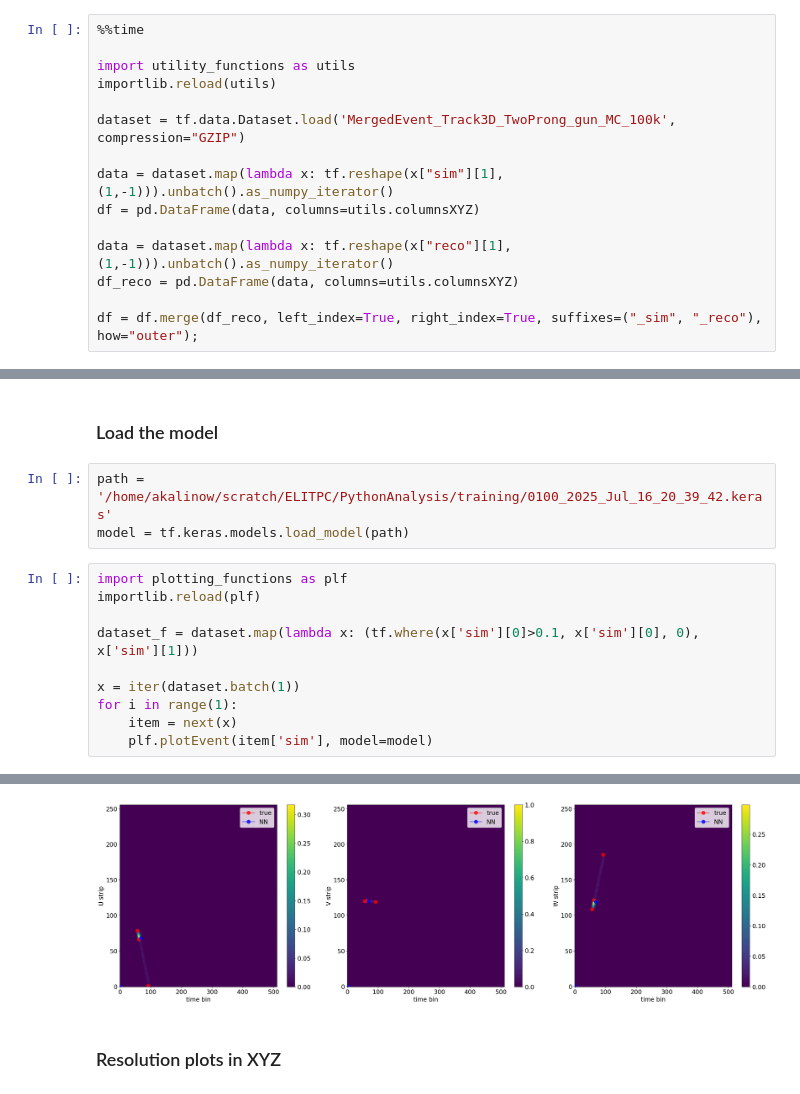
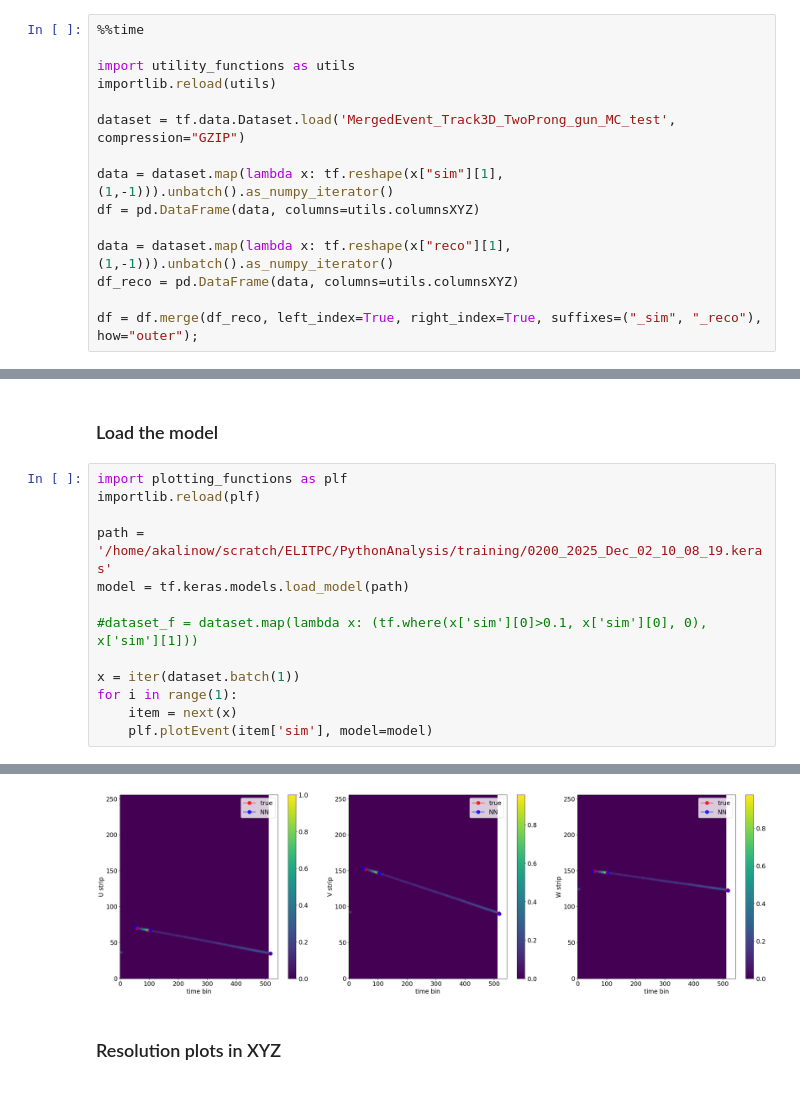
Before and after one commit to akalinow/TPCReco, a Jupyter notebook: PythonAnalysis/ipynb/ELITPC_analysis.ipynb, the cells around one changed output, grey strips where cells are left out. Saved outputs shown, nothing was run; the diff lists cells and outputs as text.

```diff
--- a/PythonAnalysis/ipynb/ELITPC_analysis.ipynb
+++ b/PythonAnalysis/ipynb/ELITPC_analysis.ipynb
@@ -44,7 +107,7 @@ To enable the following instructions: AVX2 FMA, in other operations, rebuild Ten
 import utility_functions as utils
 importlib.reload(utils)
 
-dataset = tf.data.Dataset.load('MergedEvent_Track3D_TwoProng_gun_MC_100k', compression="GZIP")
+dataset = tf.data.Dataset.load('MergedEvent_Track3D_TwoProng_gun_MC_test', compression="GZIP")
 
 data = dataset.map(lambda x: tf.reshape(x["sim"][1], (1,-1))).unbatch().as_numpy_iterator()
 df = pd.DataFrame(data, columns=utils.columnsXYZ)
@@ -97,13 +140,13 @@ Wall time: 5min 58s
 # %% [markdown]
 ### Load the model
-# %%
-path = '/home/akalinow/scratch/ELITPC/PythonAnalysis/training/0100_2025_Jul_16_20_39_42.keras'
-model = tf.keras.models.load_model(path)
 # %%
 import plotting_functions as plf
 importlib.reload(plf)
 
-dataset_f = dataset.map(lambda x: (tf.where(x['sim'][0]>0.1, x['sim'][0], 0), x['sim'][1]))
+path = '/home/akalinow/scratch/ELITPC/PythonAnalysis/training/0200_2025_Dec_02_10_08_19.keras'
+model = tf.keras.models.load_model(path)
+
+#dataset_f = dataset.map(lambda x: (tf.where(x['sim'][0]>0.1, x['sim'][0], 0), x['sim'][1]))
 
 x = iter(dataset.batch(1))
 for i in range(1):
@@ -121,4 +156,4 @@ WARNING:tensorflow:6 out of the last 6 calls to <function conv.<locals>._conv_xl
-[figure, old version]
+[figure, new version]
 # %% [markdown]
 ### Resolution plots in XYZ
 # %%
```
Also changed, not shown: parts of 8 cells of this notebook, 24 other files.
